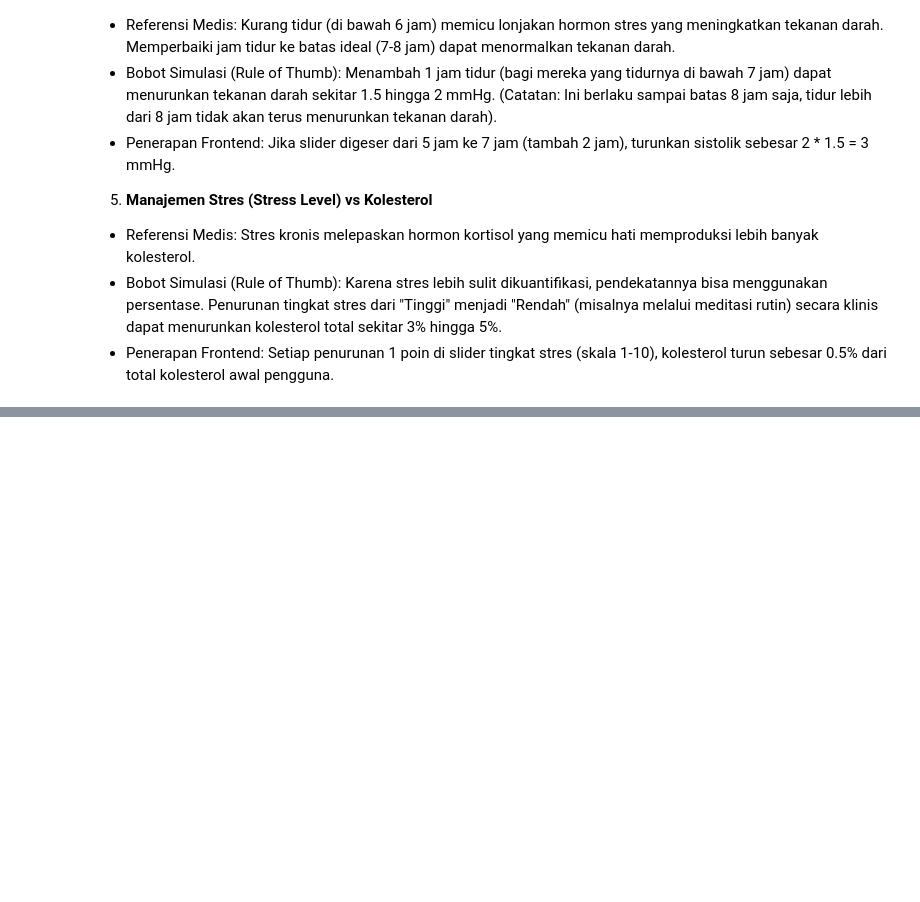
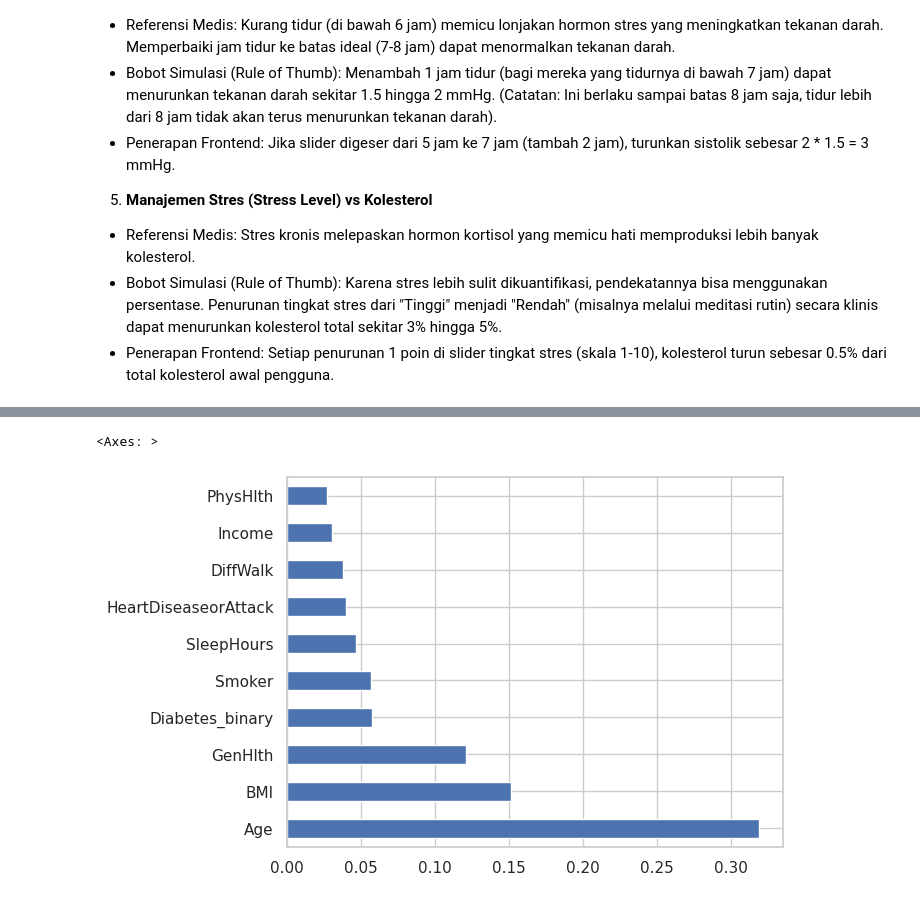
Before and after one commit to theoitssurabaya/PERISAI, a Jupyter notebook: data/notebook.ipynb, the cells around one changed output, grey strips where cells are left out. Drawn from its saved outputs; the diff is of its cells as text; code cells hidden in the pictures; blank space fills up the shorter version.

```diff
--- a/data/notebook.ipynb
+++ b/data/notebook.ipynb
@@ -757,0 +454,9 @@ for c in target_cols:
+# %%
+target_cols  = ['Diabetes', 'HighBP', 'HighChol']
+feature_cols = [col for col in df_final.columns if col not in target_cols]
+
+X = df_final[feature_cols]
+y = df_final[target_cols]
+
+print("Shape X:", X.shape)
+print("Shape y:", y.shape)
@@ -775,0 +591,16 @@ Kolom fitur: ['CholCheck', 'BMI', 'Smoker', 'Stroke', 'HeartDiseaseorAttack', 'P
+# %%
+# Feature Importance
+from sklearn.ensemble import RandomForestClassifier
+
+rf = RandomForestClassifier(
+    random_state=42
+)
+
+rf.fit(X_train, y_train)
+
+feat_imp = pd.Series(
+    rf.feature_importances_,
+    index=X.columns
+).sort_values(ascending=False)
+
+feat_imp.head(10)
@@ -775,0 +619,7 @@ Kolom fitur: ['CholCheck', 'BMI', 'Smoker', 'Stroke', 'HeartDiseaseorAttack', 'P
+# %%
+feat_imp.head(10).plot(
+    kind='barh'
+)
+# %% [output]
+<Axes: >
+[figure, added]
```
Also changed, not shown: parts of 48 cells of this notebook.
